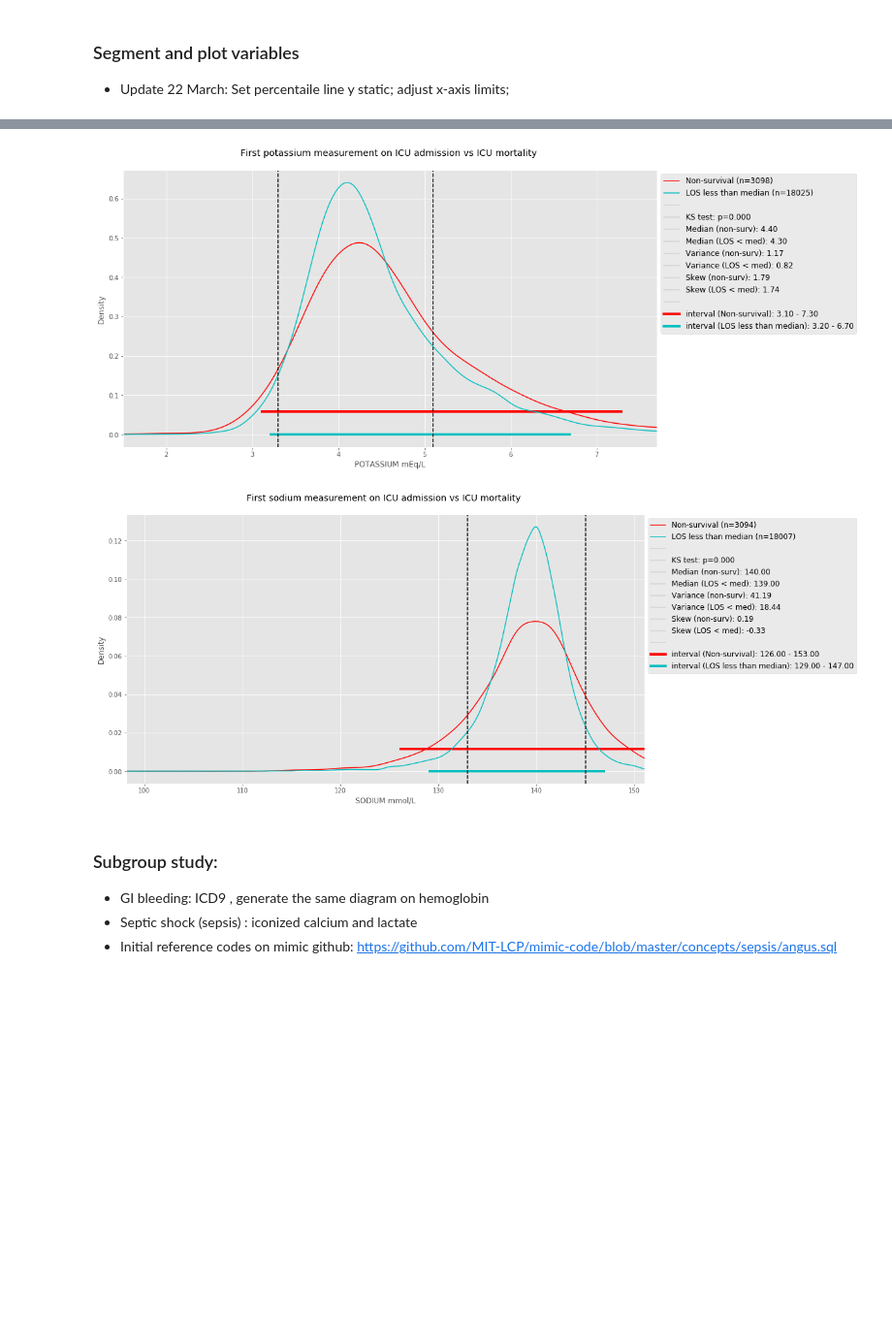
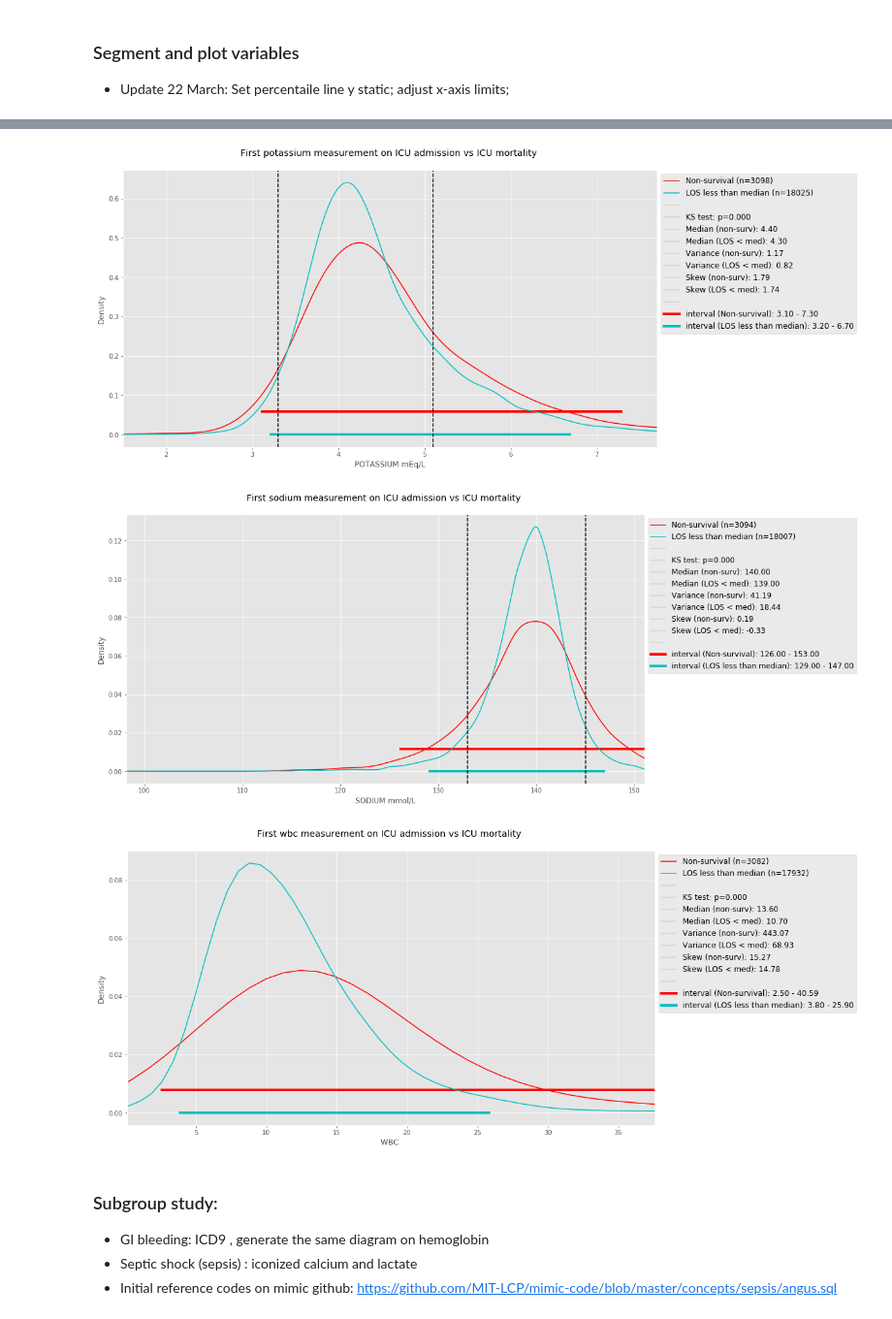
Before and after one commit to nus-mornin-lab/First_Lab, a Jupyter notebook: first_lab_figures.ipynb, the cells around one changed output, grey strips where cells are left out. Shown at 97% size. Drawn from its saved outputs; the diff is of its cells as text; code cells hidden in the pictures; blank space fills up the shorter version.

```diff
--- a/first_lab_figures.ipynb
+++ b/first_lab_figures.ipynb
@@ -97,7 +98,9 @@ labs = {'BICARBONATE': 'mEq/L',
         'PLATELET': 'K/uL',
         'POTASSIUM': 'mEq/L',
         'SODIUM':'mmol/L',
-        'FREECALCIUM': 'mmol/L'}
+        'FREECALCIUM': 'mmol/L',
+        'WBC': ''
+       }
 
 LOS_med = data['los'].dropna().median()
 
@@ -168,34 +171,35 @@ for l, u in iter(sorted(labs.iteritems())):
     plt.plot([], label='interval (LOS less than median): {} - {}'.format(format(b1, '.2f'), format(b2, '.2f')),
                  color='c', linewidth=4)
 
 
 
     # add title, labels etc.
     plt.title('First {} measurement on ICU admission '.format(l.lower()) +
                'vs ICU mortality \n')
     plt.xlabel(l + ' ' + u)
     plt.legend(loc="upper left", bbox_to_anchor=(1,1),fontsize=12)
     plt.xlim(data[l.lower()+'_1st'].quantile(0.00001), data[l.lower()+'_1st'].quantile(0.99))
     #plt.xlim(data[l.lower()+'_1st'].min(axis=0), data[l.lower()+'_1st'].max(axis=0))
 
     # Add lab range if available
-    if l in lab_ranges:
+    if l in lab_ranges and lab_ranges[l]:
         plt.axvline(lab_ranges[l][0],color='k',linestyle='--')
         plt.axvline(lab_ranges[l][1],color='k',linestyle='--')
 # %% [output]
 [figure]
 [figure]
 [figure]
 [figure]
 [figure]
 [figure]
 [figure]
 [figure]
 [figure]
 [figure]
 [figure]
 [figure]
 [figure]
+[figure, added]
 # %% [markdown]
 ### Subgroup study:
   + GI bleeding: ICD9 , generate the same diagram on hemoglobin
```
Also changed, not shown: parts of 4 cells of this notebook.
